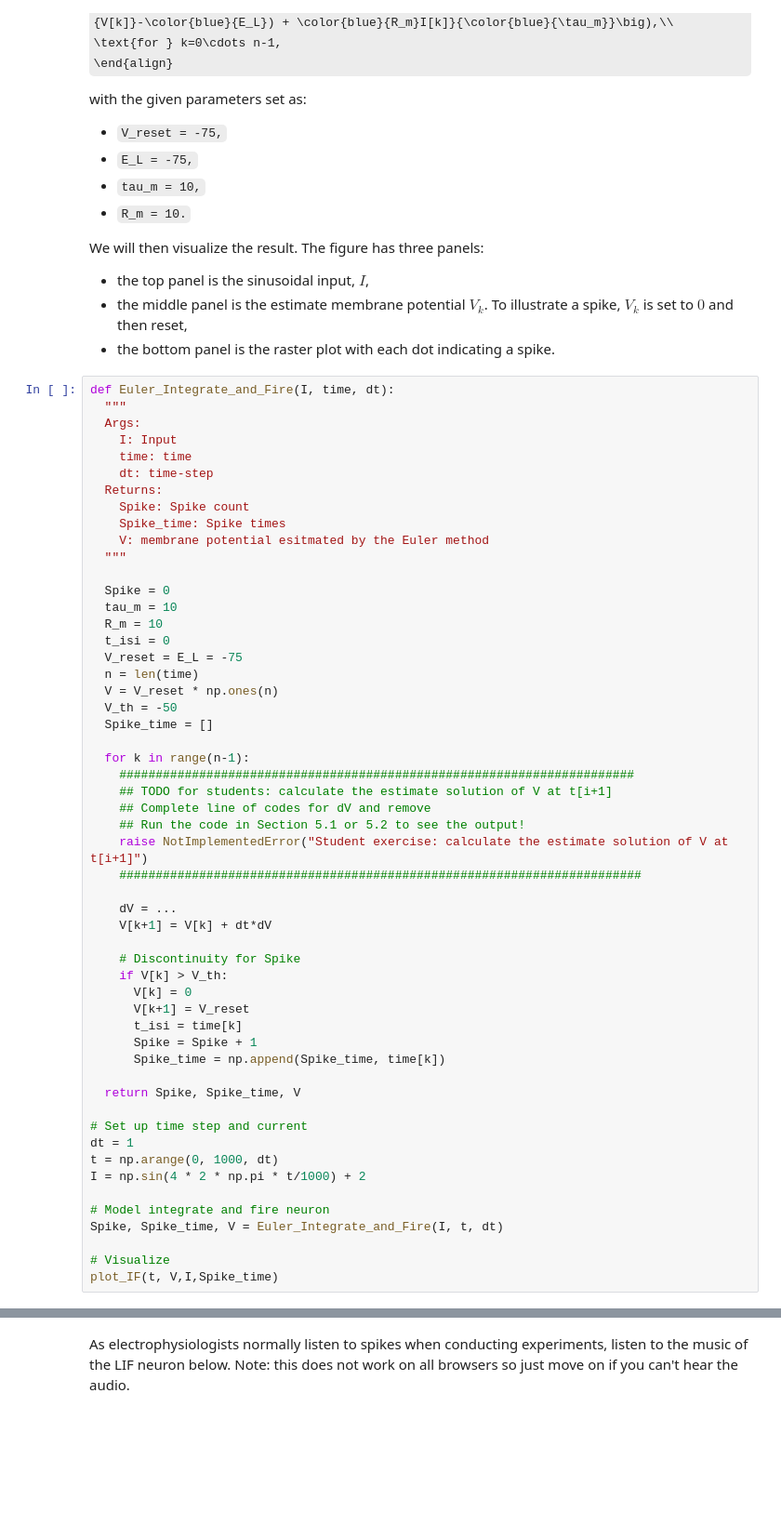
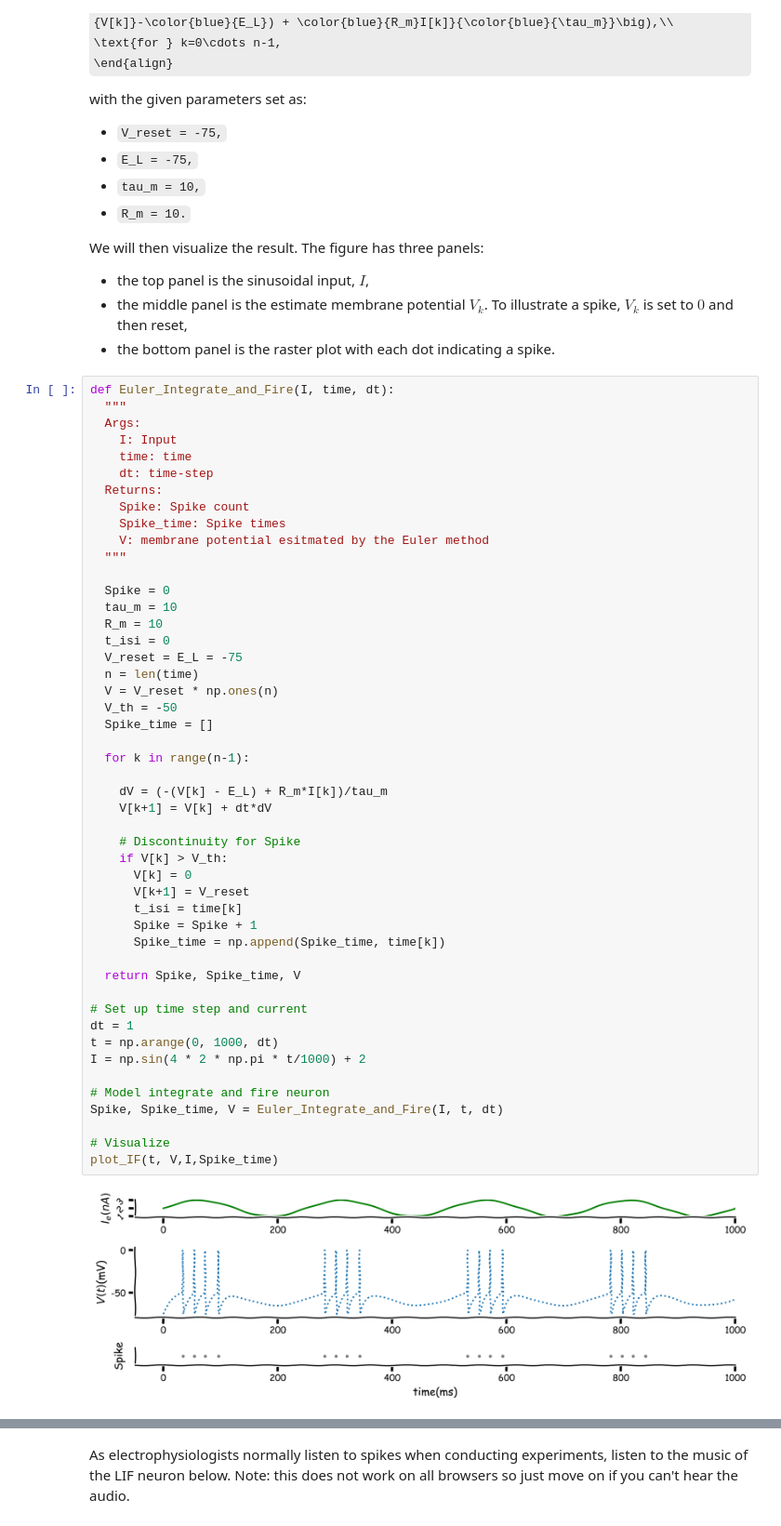
Before and after one commit to glibesyck/NMA, a Jupyter notebook: W0/calculus/pt3_numerical_methods.ipynb, the cells around one changed output, grey strips where cells are left out. Shown at 93% size. Cells and saved outputs as stored; diff of their text form; some formulas as TeX source; blank space fills up the shorter version.

```diff
--- a/W0/calculus/pt3_numerical_methods.ipynb
+++ b/W0/calculus/pt3_numerical_methods.ipynb
@@ -723,40 +725,36 @@ def Euler_Integrate_and_Fire(I, time, dt):
   V_reset = E_L = -75
   n = len(time)
   V = V_reset * np.ones(n)
   V_th = -50
   Spike_time = []
 
   for k in range(n-1):
-    #######################################################################
-    ## TODO for students: calculate the estimate solution of V at t[i+1]
-    ## Complete line of codes for dV and remove
-    ## Run the code in Section 5.1 or 5.2 to see the output!
-    raise NotImplementedError("Student exercise: calculate the estimate solution of V at t[i+1]")
-    ########################################################################
 
-    dV = ...
+    dV = (-(V[k] - E_L) + R_m*I[k])/tau_m
     V[k+1] = V[k] + dt*dV
 
     # Discontinuity for Spike
     if V[k] > V_th:
       V[k] = 0
       V[k+1] = V_reset
       t_isi = time[k]
       Spike = Spike + 1
       Spike_time = np.append(Spike_time, time[k])
 
   return Spike, Spike_time, V
 
 # Set up time step and current
 dt = 1
 t = np.arange(0, 1000, dt)
 I = np.sin(4 * 2 * np.pi * t/1000) + 2
 
 # Model integrate and fire neuron
 Spike, Spike_time, V = Euler_Integrate_and_Fire(I, t, dt)
 
 # Visualize
 plot_IF(t, V,I,Spike_time)
+# %% [output]
+[figure, added]
 # %% [markdown]
 [*Click for solution*](https://github.com/NeuromatchAcademy/precourse/tree/main/tutorials/W0D4_Calculus/solutions/W0D4_Tutorial3_Solution_874eaa29.py)
 
```
Also changed, not shown: parts of 13 cells of this notebook, 1 other file.
